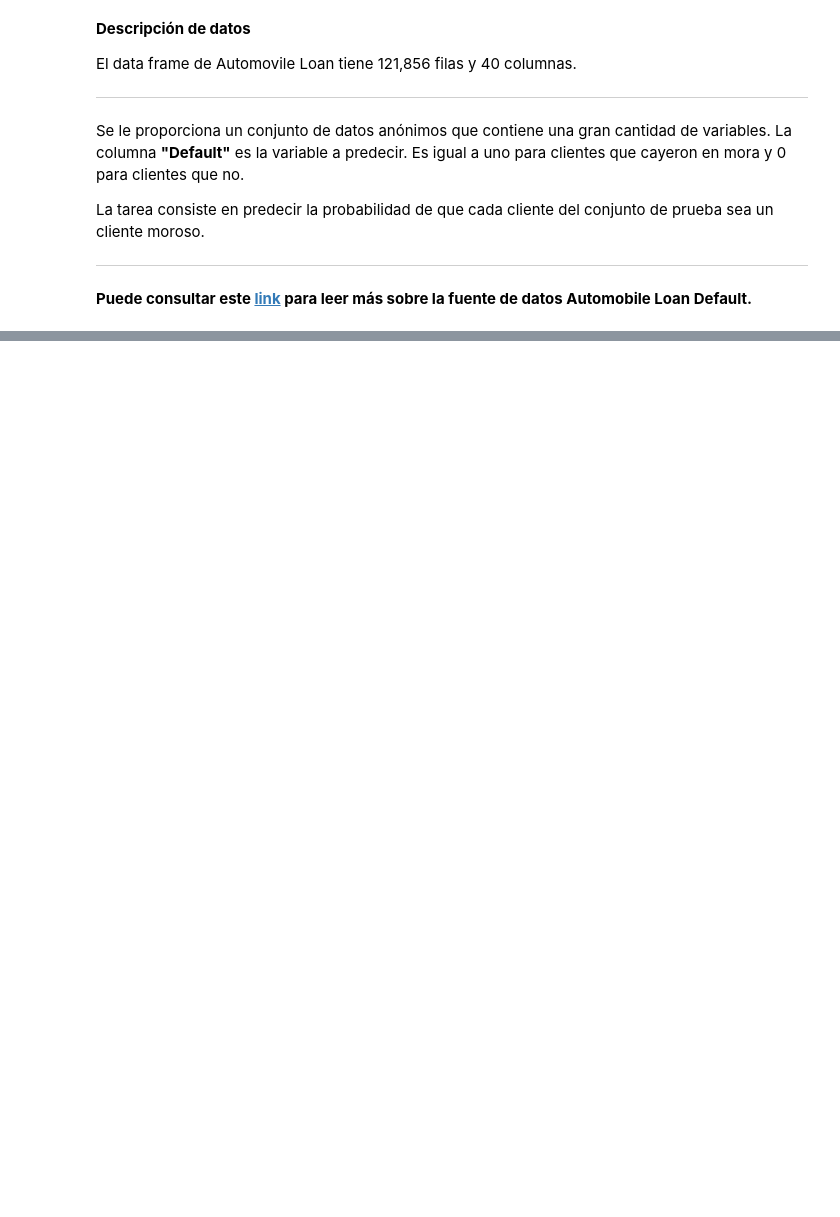
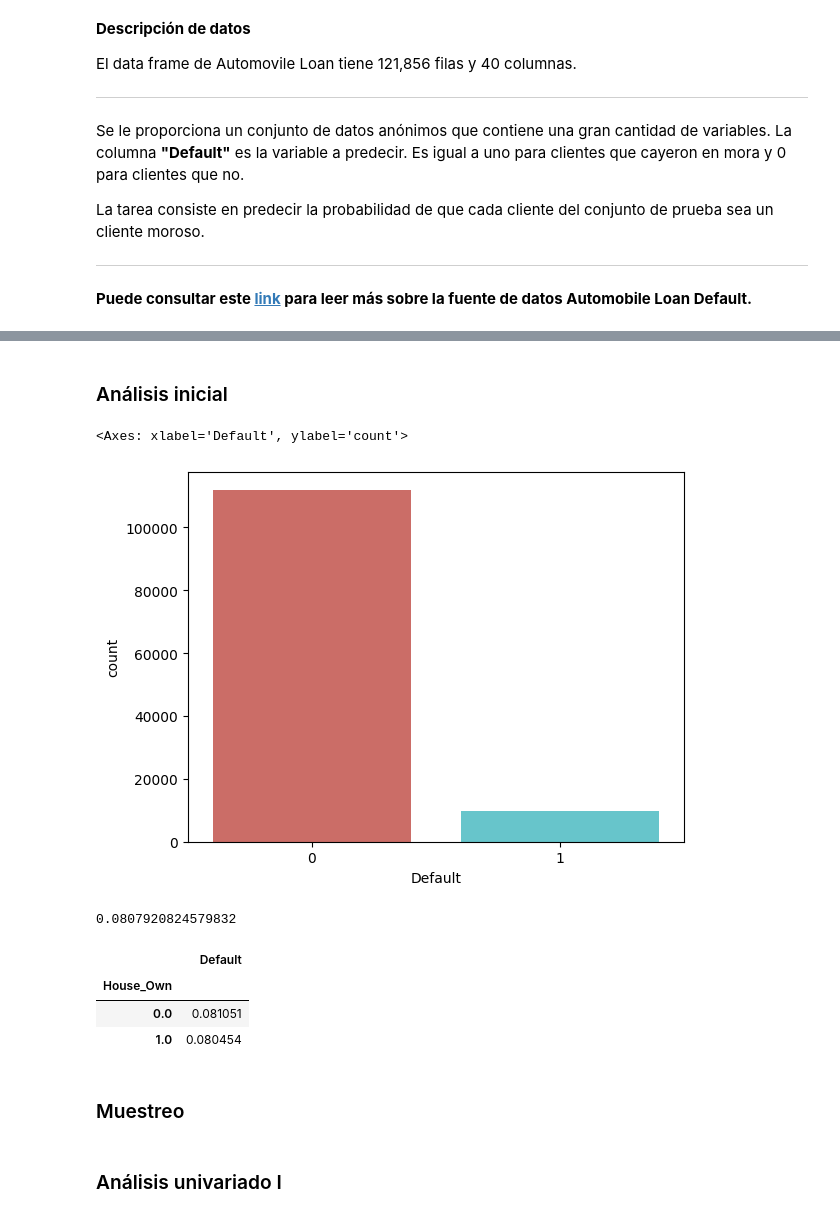
Before and after one commit to JCaballerot/Machine-Learning-Program, a Jupyter notebook: Supervised_models/Logistic_regression/Credit_Scoring.ipynb, the cells around one changed output, grey strips where cells are left out. Drawn from its saved outputs; the diff is of its cells as text; code cells hidden in the pictures; blank space fills up the shorter version.

```diff
--- a/Supervised_models/Logistic_regression/Credit_Scoring.ipynb
+++ b/Supervised_models/Logistic_regression/Credit_Scoring.ipynb
@@ -70,0 +76,3 @@ La tarea consiste en predecir la probabilidad de que cada cliente del conjunto d
+# %%
+pddf = pd.read_csv('Train_Dataset.csv')
+pddf.head()
@@ -70,0 +87,46 @@ La tarea consiste en predecir la probabilidad de que cada cliente del conjunto d
+# %%
+pddf.replace({'@': None,
+              '#': None,
+              '&': None,
+              'x': None,
+              '$': None,
+              'XNA' : None,
+              '#VALUE!': None}, inplace = True)
+# %%
+categorical_features = ['Accompany_Client', 'Client_Income_Type',
+                        'Client_Education', 'Client_Marital_Status',
+                        'Client_Gender', 'Loan_Contract_Type', 'Client_Housing_Type',
+                        'Client_Occupation', 'Client_Permanent_Match_Tag',
+                        'Client_Contact_Work_Tag', 'Type_Organization',
+                        'Car_Owned',
+                        'Bike_Owned',
+                        'Active_Loan',
+                        'House_Own',
+                        'Mobile_Tag',
+                        'Homephone_Tag']
+
+numerical_features = list(set(pddf.columns.tolist()) - set(categorical_features + ['ID_Days', 'ID', 'Default']))
+# %%
+# convert Series
+for col in numerical_features:
+  pddf[col] = pd.to_numeric(pddf[col])
+# %% [markdown]
+### Análisis inicial
+# %%
+# Analizando el target
+sns.countplot(x='Default', data = pddf, palette = 'hls')
+# %% [output]
+<Axes: xlabel='Default', ylabel='count'>
+[figure, added]
+# %%
+pddf.Default.mean()
+# %% [output]
+0.0807920824579832
+# %%
+#Exploración de variables categóricas
+pddf.groupby('House_Own').agg({'Default': 'mean'})
+# %% [output]
+|  | Default |
+| House_Own |  |
+| 0.0 | 0.081051 |
+| 1.0 | 0.080454 |
@@ -70,0 +136,2 @@ La tarea consiste en predecir la probabilidad de que cada cliente del conjunto d
+# %% [markdown]
+### Muestreo
@@ -70,0 +146,2 @@ La tarea consiste en predecir la probabilidad de que cada cliente del conjunto d
+# %% [markdown]
+### Análisis univariado I
```
Also changed, not shown: parts of 9 cells of this notebook.
